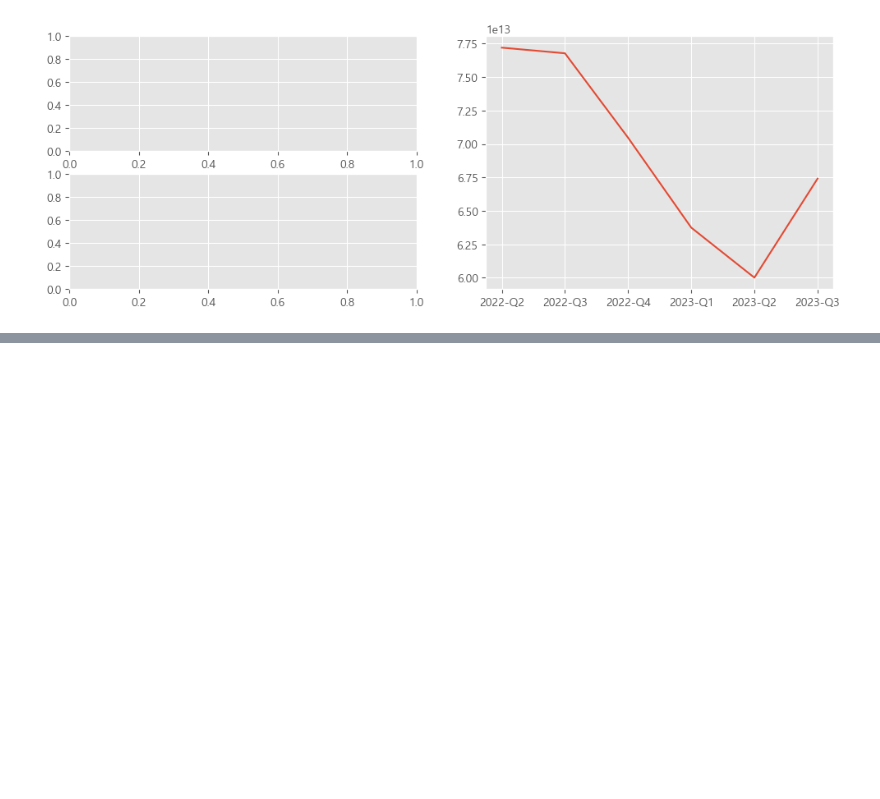
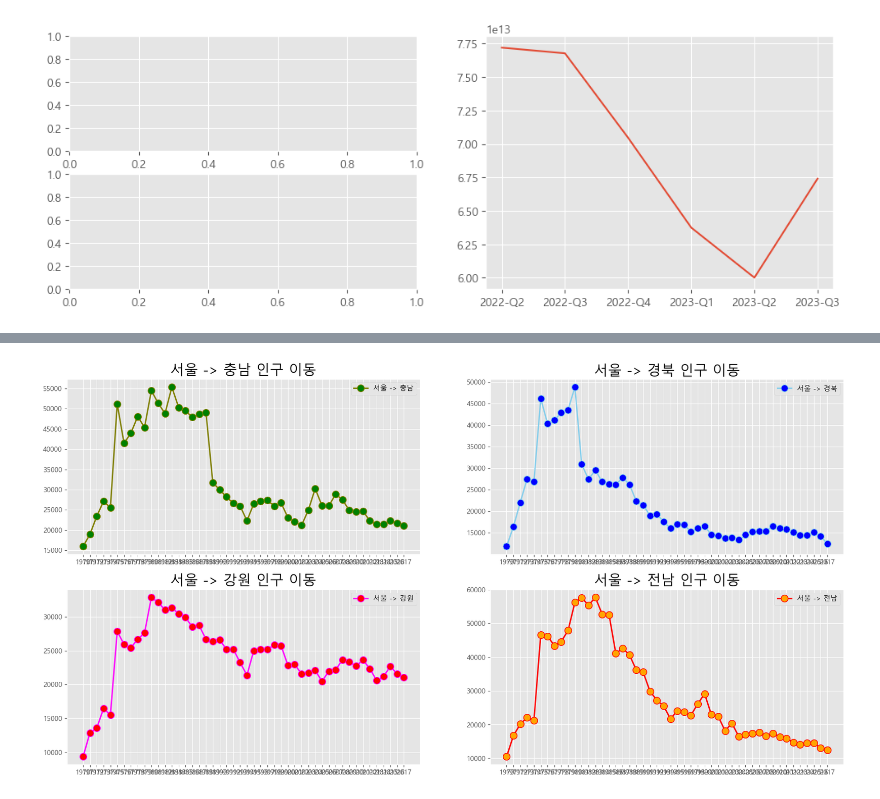
Before and after one commit to himzei/15-data-analyze, a Jupyter notebook: 4-1_matplotlib.ipynb, the cells around one changed output, grey strips where cells are left out. Saved outputs shown, nothing was run; the diff lists cells and outputs as text; code cells hidden in the pictures; blank space fills up the shorter version.

```diff
--- a/4-1_matplotlib.ipynb
+++ b/4-1_matplotlib.ipynb
@@ -277,0 +386,64 @@ plt.show()
+# %%
+## 4분할 그래프
+col_years = list(map(str, range(1970, 2018)))
+df_4 = df_seoul.loc[["충청남도", "경상북도", "강원도", "전라남도"], col_years]
+
+plt.style.use("ggplot")
+
+fig = plt.figure(figsize=(20, 10))
+
+ax1 = fig.add_subplot(2, 2, 1)
+ax2 = fig.add_subplot(2, 2, 2)
+ax3 = fig.add_subplot(2, 2, 3)
+ax4 = fig.add_subplot(2, 2, 4)
+
+ax1.plot(
+    col_years, df_4.loc["충청남도", :],
+    marker="o",
+    markerfacecolor="green",
+    markersize=10,
+    color="olive",
+    linewidth=2,
+    label="서울 -> 충남"
+)
+ax2.plot(
+    col_years, df_4.loc["경상북도", :],
+    marker="o",
+    markerfacecolor="blue",
+    markersize=10,
+    color="skyblue",
+    linewidth=2,
+    label="서울 -> 경북"
+)
+ax3.plot(
+    col_years, df_4.loc["강원도", :],
+    marker="o",
+    markerfacecolor="red",
+    markersize=10,
+    color="magenta",
+    linewidth=2,
+    label="서울 -> 강원"
+)
+ax4.plot(
+    col_years, df_4.loc["전라남도", :],
+    marker="o",
+    markerfacecolor="orange",
+    markersize=10,
+    color="red",
+    linewidth=2,
+    label="서울 -> 전남"
+)
+
+ax1.legend(loc="best")
+ax2.legend(loc="best")
+ax3.legend(loc="best")
+ax4.legend(loc="best")
+
+ax1.set_title("서울 -> 충남 인구 이동", size=20)
+ax2.set_title("서울 -> 경북 인구 이동", size=20)
+ax3.set_title("서울 -> 강원 인구 이동", size=20)
+ax4.set_title("서울 -> 전남 인구 이동", size=20)
+
+plt.show()
+# %% [output]
+[figure, added]
```
Also changed, not shown: parts of 3 cells of this notebook.
